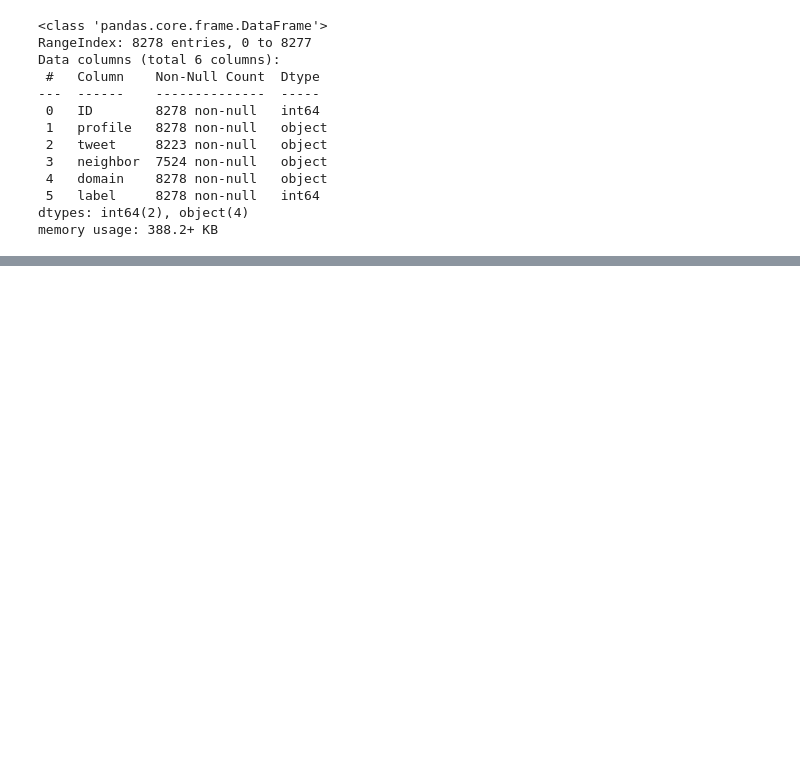
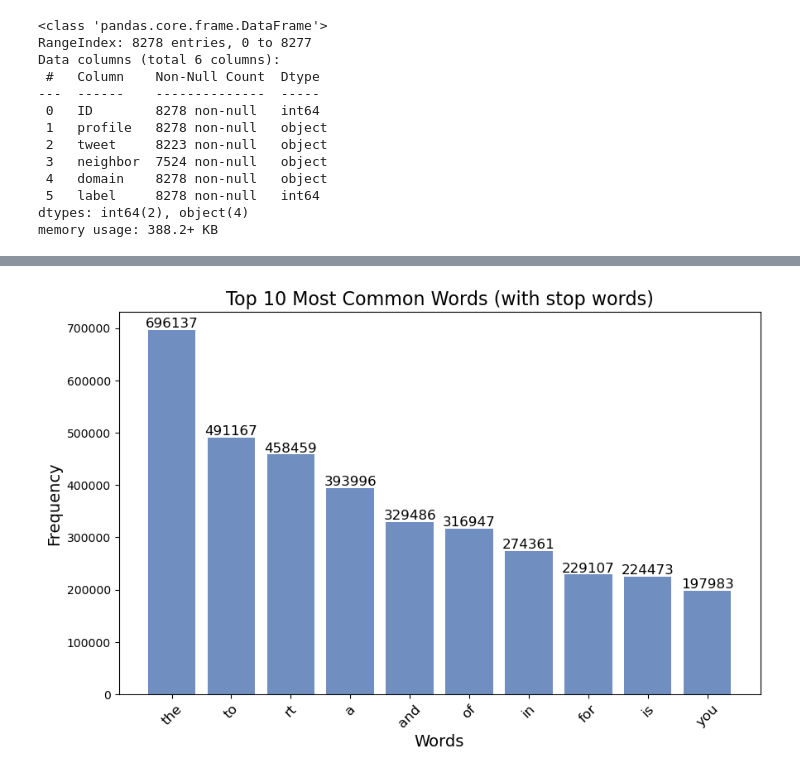
Before and after one commit to krukj/TwitterBotDetection, a Jupyter notebook: notebooks/eda.ipynb, the cells around one changed output, grey strips where cells are left out. Saved outputs shown, nothing was run; the diff lists cells and outputs as text; code cells hidden in the pictures; blank space fills up the shorter version.

Commit message:
add new plots

```diff
--- a/notebooks/eda.ipynb
+++ b/notebooks/eda.ipynb
@@ -60,0 +62,4 @@ plot_label_distribution(train)
+# %%
+plot_most_common_words(train, include_stopwords=True)
+# %% [output]
+[figure, added]
```
Also changed, not shown: parts of 13 cells of this notebook, 2 other files.
